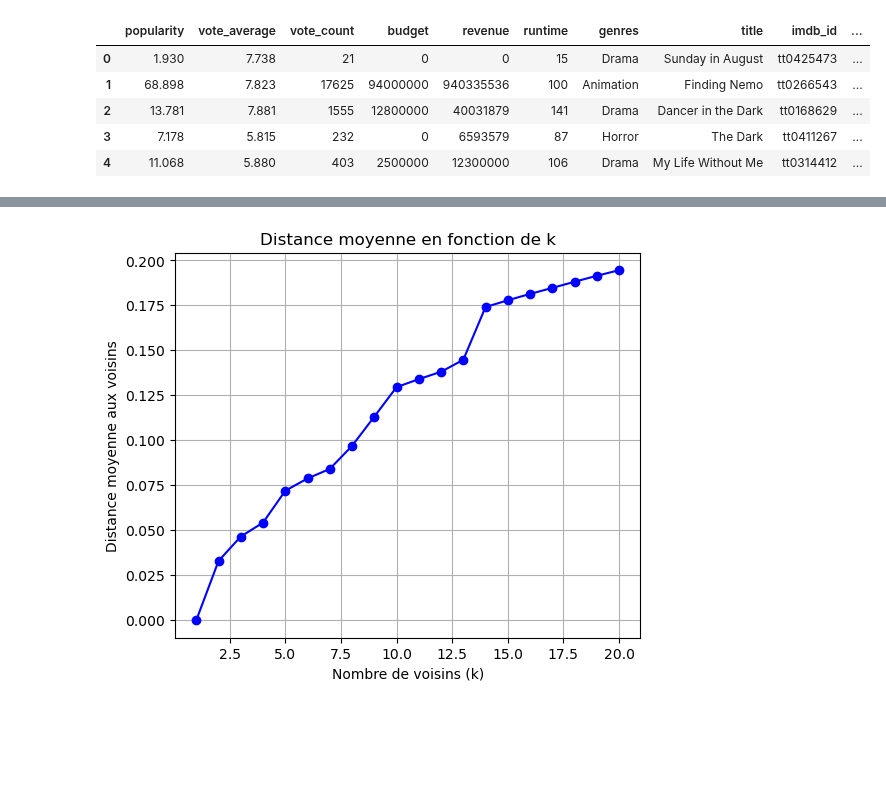
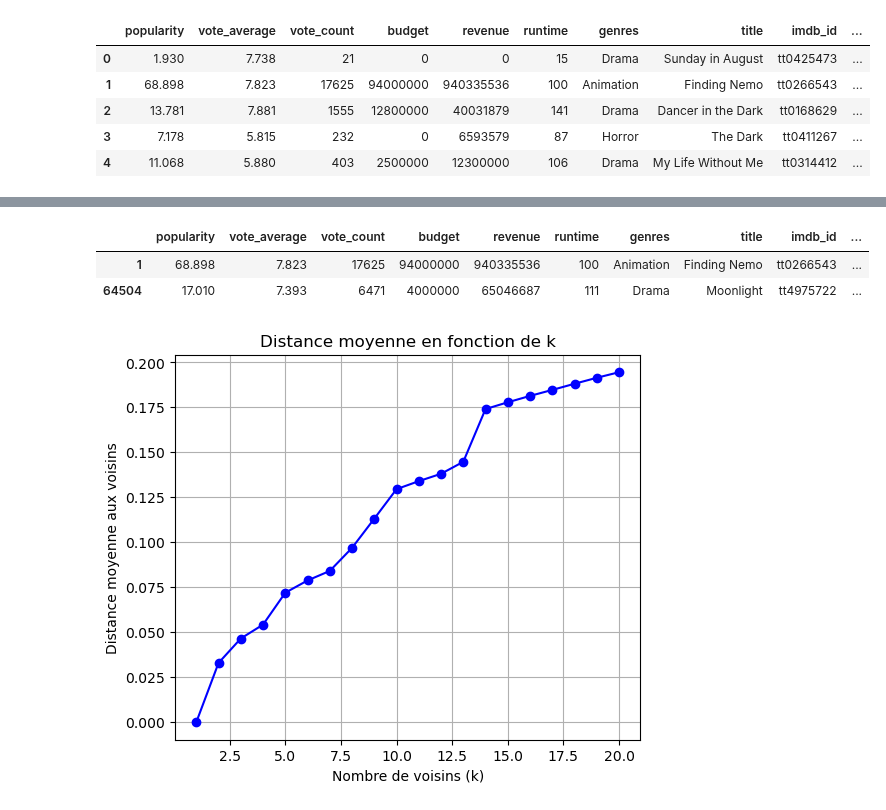
Before and after one commit to aurelieDANIEL2003/projet2_AAA, a Jupyter notebook: Recommendation_a.ipynb, the cells around one changed output, grey strips where cells are left out. Cells and saved outputs as stored; diff of their text form; code cells hidden in the pictures; blank space fills up the shorter version.

```diff
--- a/Recommendation_a.ipynb
+++ b/Recommendation_a.ipynb
@@ -356,3 +208,12 @@ films_similaires3('Avatar', df_filtered_actor, df_tmdb)
+# %%
+# filtre avec le nom d'un acteur
+
+actor_search  = 'Thomas Vicari'
+df_filtered[df_filtered['two_actors'].apply(lambda x: actor_search in [a.strip() for a in ast.literal_eval(x)] if pd.notna(x) else False )]
+# %% [output]
+|  | popularity | vote_average | vote_count | budget | revenue | runtime | genres | title | imdb_id | ... |
+| 1 | 68.898 | 7.823 | 17625 | 94000000 | 940335536 | 100 | Animation | Finding Nemo | tt0266543 | ... |
+| 64504 | 17.010 | 7.393 | 6471 | 4000000 | 65046687 | 111 | Drama | Moonlight | tt4975722 | ... |
 # %%
 import matplotlib.pyplot as plt
 from sklearn.neighbors import NearestNeighbors
```
Also changed, not shown: parts of 11 cells of this notebook, 2 other files.
